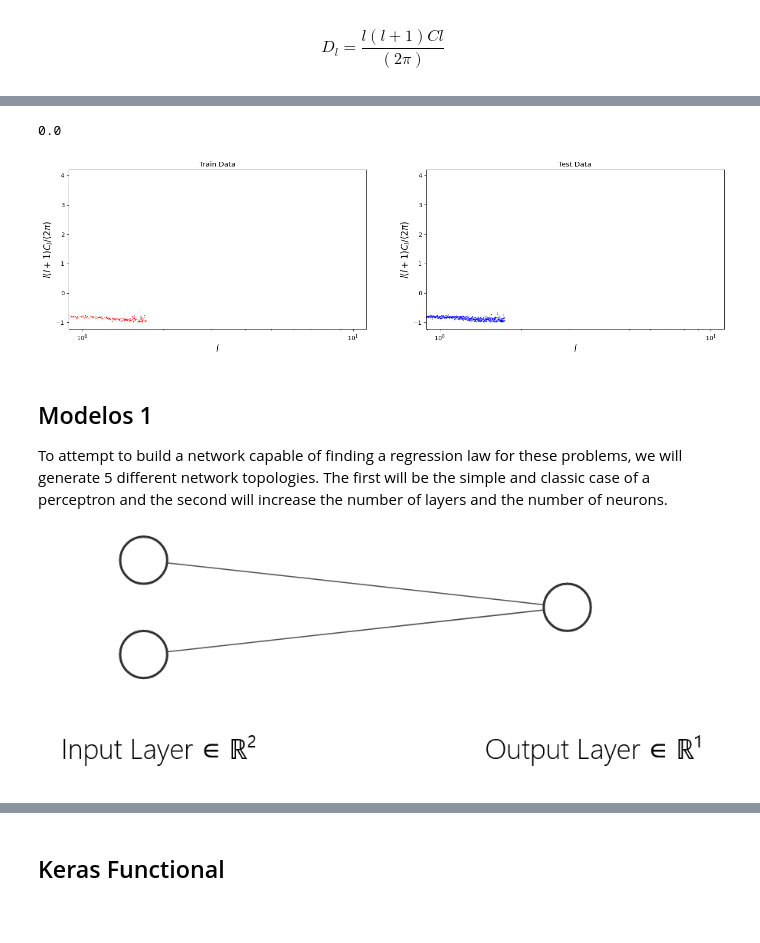
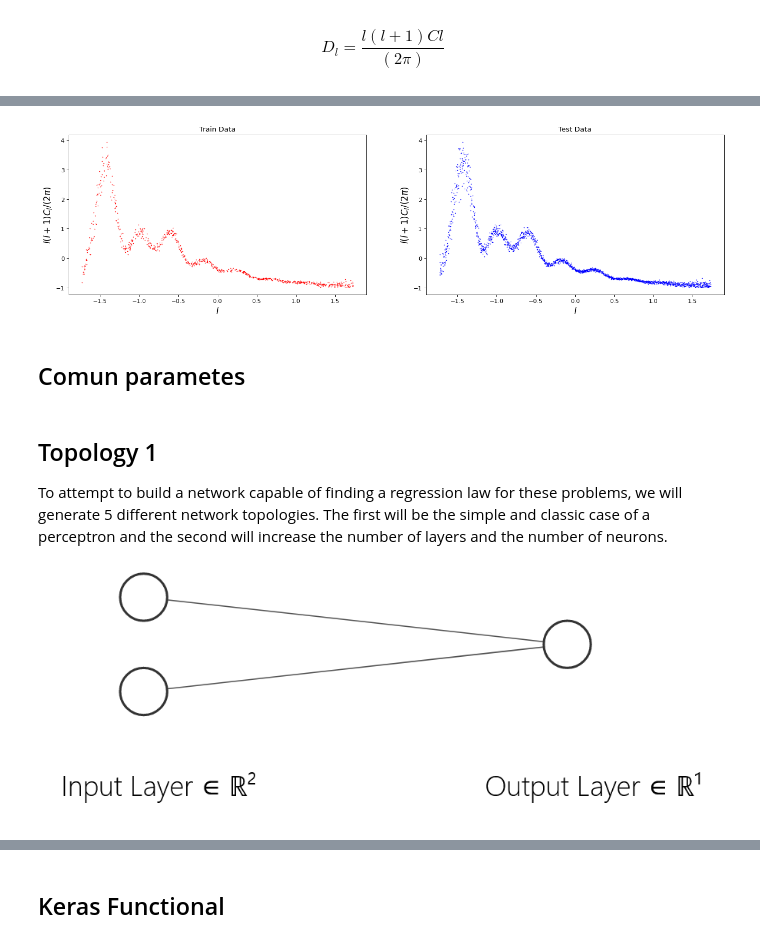
Before and after one commit to barauna-lo/Neurocomputing, a Jupyter notebook: Project_01_MLP.ipynb, the cells around one changed output, grey strips where cells are left out. Drawn from its saved outputs; the diff is of its cells as text; code cells hidden in the pictures; blank space fills up the shorter version.

```diff
--- a/Project_01_MLP.ipynb
+++ b/Project_01_MLP.ipynb
@@ -106,27 +108,25 @@ plt.plot()
-# %%
-df.Dl.mean()
-# %% [output]
-0.0
 # %%
 # Spliting in traing and Validation
 x_train, x_test, y_train, y_test = train_test_split(df.l, df.Dl, test_size=0.7)
 # print(len(x_train))
 # print(len(x_test))
 figure(figsize=(20,5),dpi=80)
 
 plt.subplot(1,2,1)
 plt.scatter(x_train, y_train, color='red',s=0.3)
 plt.title('Train Data')
 plt.xlabel(r'$l$',size=15)
 plt.ylabel(r'$l(l+1)C_l/(2\pi)$',size=15)
-plt.xscale('log')
+#plt.xscale('log')
 
 plt.subplot(1,2,2)
 plt.scatter(x_test, y_test, color='blue',s=0.3)
 plt.title('Test Data')
 plt.xlabel(r'$l$',size=15)
 plt.ylabel(r'$l(l+1)C_l/(2\pi)$',size=15)
-plt.xscale('log')
+#plt.xscale('log')
 plt.show()
 # %% [output]
-[figure, old version]
+[figure, new version]
+# %% [markdown]
+## Comun parametes
@@ -133,5 +136,5 @@ plt.show()
 # %% [markdown]
-## Modelos 1
+## Topology 1
 
 To attempt to build a network capable of finding a regression law for these problems, we will generate 5 different network topologies. The first will be the simple and classic case of a perceptron and the second will increase the number of layers and the number of neurons.
 
```
Also changed, not shown: parts of 20 cells of this notebook.
